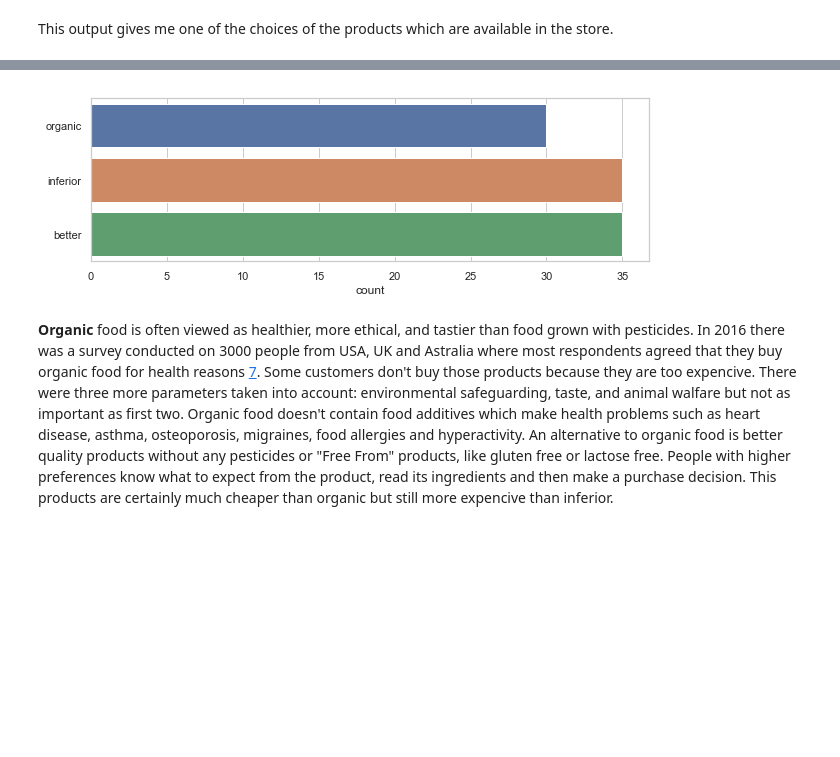
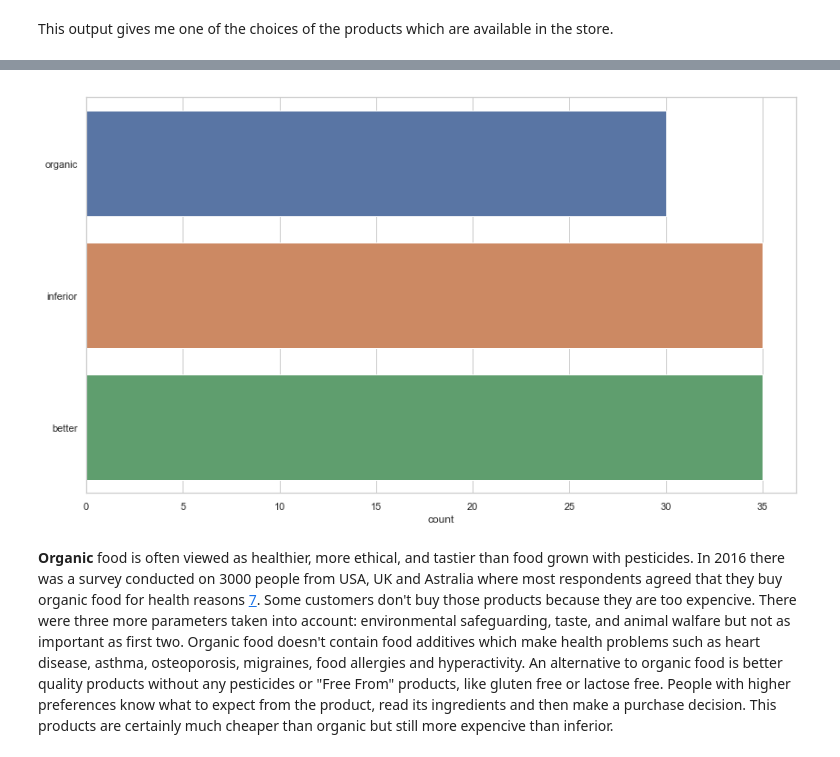
Before and after one commit to karolinaszafranbelzowska/grocery-shopping, a Jupyter notebook: grocery-shopping.ipynb, the cells around one changed output, grey strips where cells are left out. Saved outputs shown, nothing was run; the diff lists cells and outputs as text; code cells hidden in the pictures; blank space fills up the shorter version.

```diff
--- a/grocery-shopping.ipynb
+++ b/grocery-shopping.ipynb
@@ -87,14 +87,14 @@ array(['better', 'inferior', 'better', 'better', 'organic', 'organic',
 # %%
 import seaborn as sns
 import matplotlib.pyplot as plt
 
 
-plt.figure(figsize=(10,3)) #  The figure size to be specified (in inches)
+plt.figure(figsize=(14,8)) #  The figure size to be specified (in inches)
 sns.set(style="whitegrid") # Picked a whitegrid seaborn theme
 ax = sns.countplot(y = hund)
 plt.show()
 # %% [output]
-[figure, old version]
+[figure, new version]
 # %% [markdown]
 **Organic** food is often viewed as healthier, more ethical, and tastier than food grown with pesticides. In 2016 there was a survey conducted on 3000 people from USA, UK and Astralia where most respondents agreed that they buy organic food for health reasons [7](https://www.treehugger.com/green-food/why-do-people-buy-organic.html). Some customers don't buy those products because they are too expencive. There were three more parameters taken into account: environmental safeguarding, taste, and animal walfare but not as important as first two.
 Organic food doesn't contain food additives which make health problems such as heart disease, asthma, osteoporosis, migraines, food allergies and hyperactivity.
```
Also changed, not shown: parts of 44 cells of this notebook, 1 other file.
